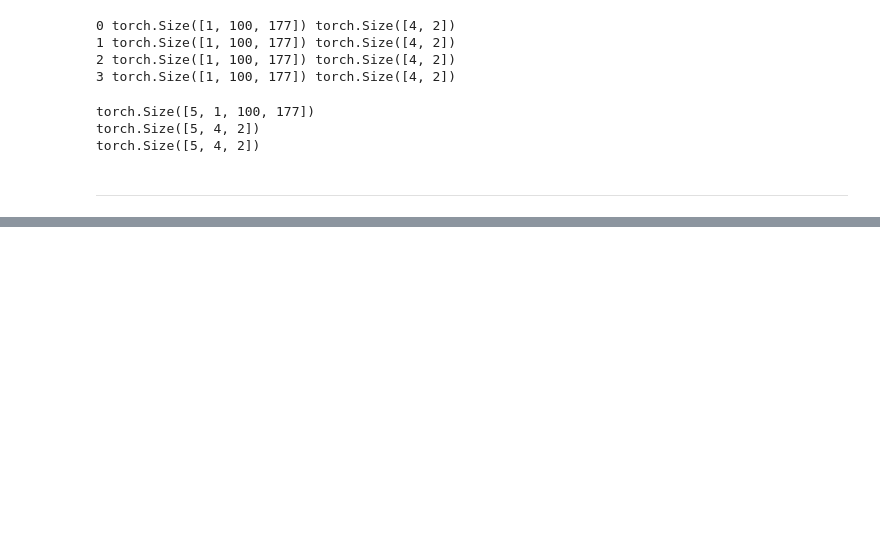
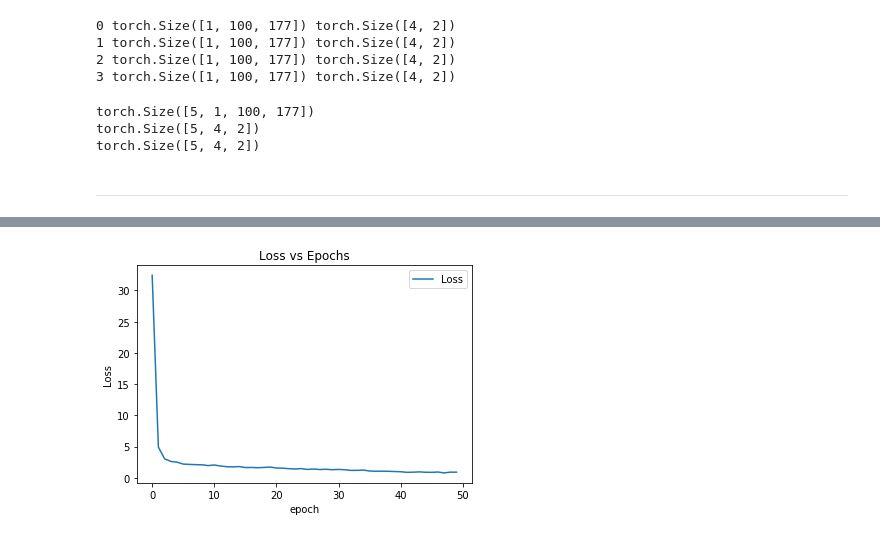
Before and after one commit to iMarioSL/Lineas-Carril, a Jupyter notebook: Main.ipynb, the cells around one changed output, grey strips where cells are left out. Saved outputs shown, nothing was run; the diff lists cells and outputs as text; code cells hidden in the pictures; blank space fills up the shorter version.

```diff
--- a/Main.ipynb
+++ b/Main.ipynb
@@ -269,13 +258,12 @@ scheduler = optim.lr_scheduler.StepLR(optimizer, step_size=30, gamma=0.1)
 # %%
+loss_plt = []
 def train_net(n_epochs):
-
     # prepare the net for training
     net.train()
 
     for epoch in range(n_epochs):  # loop over the dataset multiple times
 
         scheduler.step()
-
         running_loss = 0.0
 
         # train on batches of data, assumes you already have train_loader
@@ -312,7 +300,10 @@ def train_net(n_epochs):
             # print loss statistics
             # to convert loss into a scalar and add it to the running_loss, use .item()
             running_loss += loss.item()
+
+
             if batch_i % 10 == 9:    # print every 10 batches
+                loss_plt.append((running_loss)/1000)
                 print('Epoch: {}, Batch: {}, Avg. Loss: {}'.format(epoch + 1, batch_i+1, running_loss/1000))
                 running_loss = 0.0
 
@@ -342,4 +333,13 @@ Epoch: 25, Batch: 40, Avg. Loss: 1.9008739318847656
 Finished Training
+# %%
+plt.plot(loss_plt,'-')
+plt.xlabel('epoch')
+plt.ylabel('Loss')
+plt.legend(['Loss'])
+plt.title('Loss vs Epochs')
+plt.show()
+# %% [output]
+[figure, added]
 # %%
 ## TODO: change the name to something uniqe for each new model
 model_dir = 'saved_models/'
```
Also changed, not shown: parts of 17 cells of this notebook, 2 other files.
